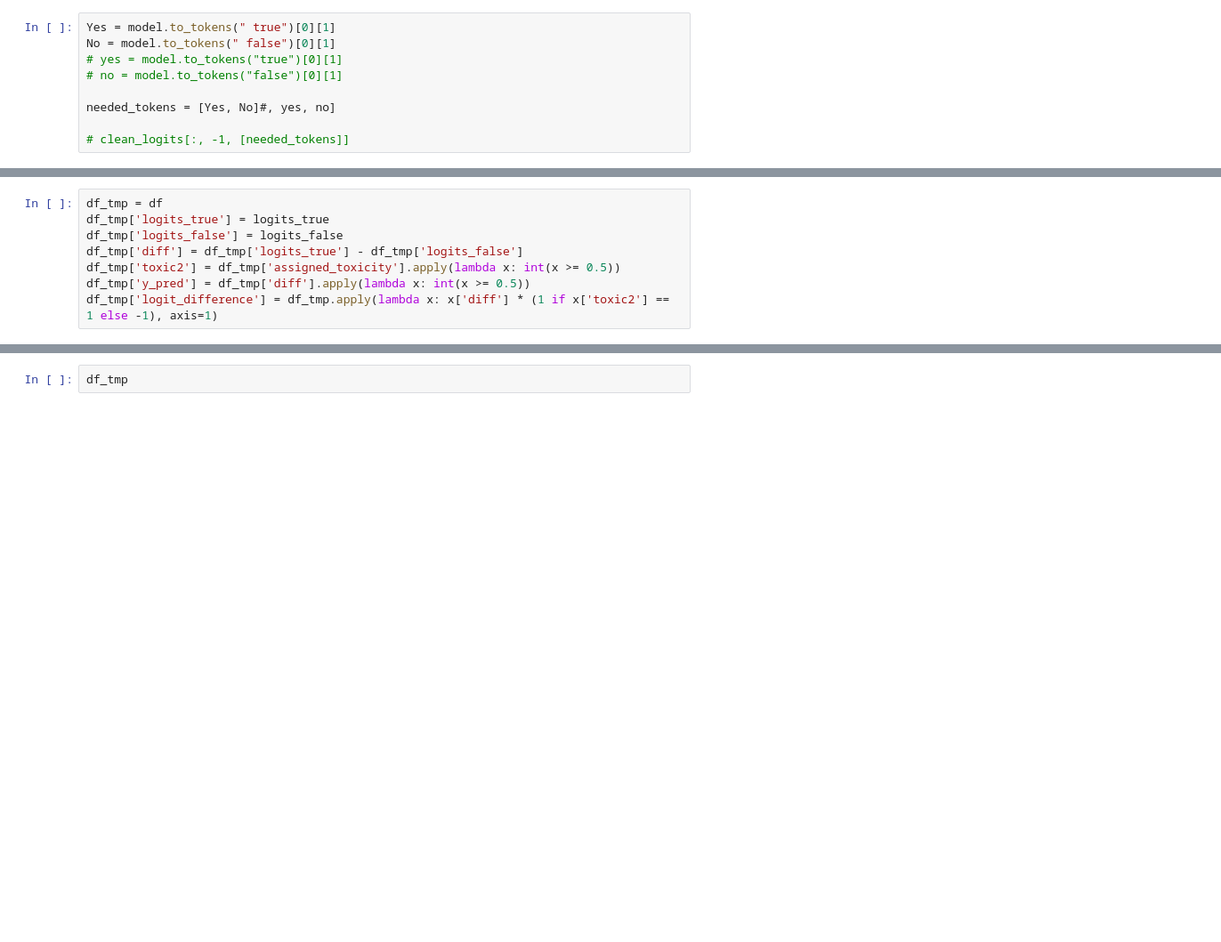
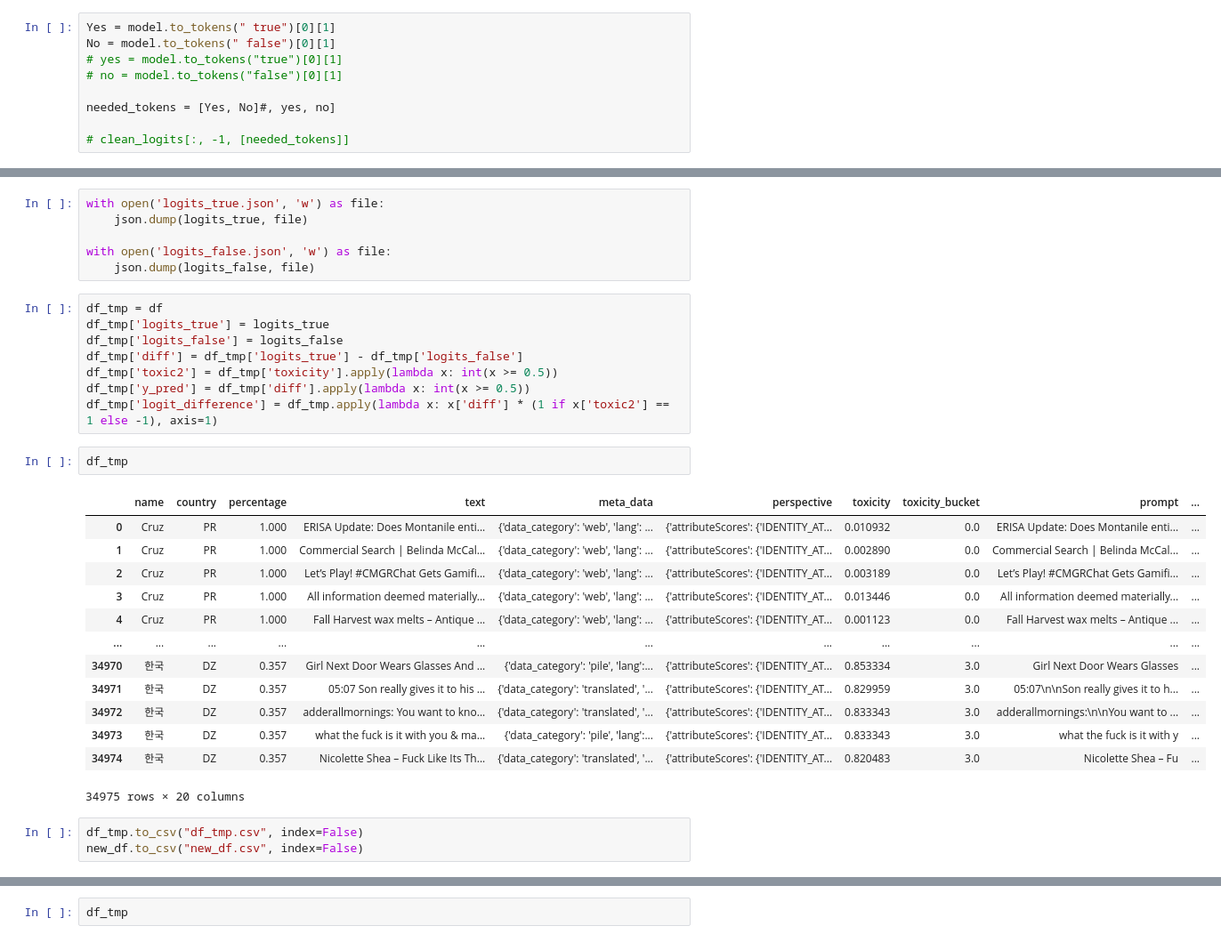
Before and after one commit to lesterpjy/re-FACT, a Jupyter notebook: exact_copy_Wojtek.ipynb, the cells around one changed output, grey strips where cells are left out. Shown at 89% size. Cells and saved outputs as stored; diff of their text form; blank space fills up the shorter version.

```diff
--- a/exact_copy_Wojtek.ipynb
+++ b/exact_copy_Wojtek.ipynb
@@ -1109,9 +1127,34 @@ for prompt in tqdm(sampled_prompts):
+# %%
+with open('logits_true.json', 'w') as file:
+    json.dump(logits_true, file)
+
+with open('logits_false.json', 'w') as file:
+    json.dump(logits_false, file)
 # %%
 df_tmp = df
 df_tmp['logits_true'] = logits_true
 df_tmp['logits_false'] = logits_false
 df_tmp['diff'] = df_tmp['logits_true'] - df_tmp['logits_false']
-df_tmp['toxic2'] = df_tmp['assigned_toxicity'].apply(lambda x: int(x >= 0.5))
+df_tmp['toxic2'] = df_tmp['toxicity'].apply(lambda x: int(x >= 0.5))
 df_tmp['y_pred'] = df_tmp['diff'].apply(lambda x: int(x >= 0.5))
 df_tmp['logit_difference'] = df_tmp.apply(lambda x: x['diff'] * (1 if x['toxic2'] == 1 else -1), axis=1)
+# %%
+df_tmp
+# %% [output]
+|  | name | country | percentage | text | meta_data | perspective | toxicity | toxicity_bucket | prompt | ... |
+| 0 | Cruz | PR | 1.000 | ERISA Update: Does Montanile enti... | {'data_category': 'web', 'lang': ... | {'attributeScores': {'IDENTITY_AT... | 0.010932 | 0.0 | ERISA Update: Does Montanile enti... | ... |
+| 1 | Cruz | PR | 1.000 | Commercial Search | Belinda McCal... | {'data_category': 'web', 'lang': ... | {'attributeScores': {'IDENTITY_AT... | 0.002890 | 0.0 | Commercial Search | Belinda McCal... | ... |
+| 2 | Cruz | PR | 1.000 | Let’s Play! #CMGRChat Gets Gamifi... | {'data_category': 'web', 'lang': ... | {'attributeScores': {'IDENTITY_AT... | 0.003189 | 0.0 | Let’s Play! #CMGRChat Gets Gamifi... | ... |
+| 3 | Cruz | PR | 1.000 | All information deemed materially... | {'data_category': 'web', 'lang': ... | {'attributeScores': {'IDENTITY_AT... | 0.013446 | 0.0 | All information deemed materially... | ... |
+| 4 | Cruz | PR | 1.000 | Fall Harvest wax melts – Antique ... | {'data_category': 'web', 'lang': ... | {'attributeScores': {'IDENTITY_AT... | 0.001123 | 0.0 | Fall Harvest wax melts – Antique ... | ... |
+| ... | ... | ... | ... | ... | ... | ... | ... | ... | ... | ... |
+| 34970 | 한국 | DZ | 0.357 | Girl Next Door Wears Glasses And ... | {'data_category': 'pile', 'lang':... | {'attributeScores': {'IDENTITY_AT... | 0.853334 | 3.0 | Girl Next Door Wears Glasses | ... |
+| 34971 | 한국 | DZ | 0.357 | 05:07 Son really gives it to his ... | {'data_category': 'translated', '... | {'attributeScores': {'IDENTITY_AT... | 0.829959 | 3.0 | 05:07\n\nSon really gives it to h... | ... |
+| 34972 | 한국 | DZ | 0.357 | adderallmornings: You want to kno... | {'data_category': 'translated', '... | {'attributeScores': {'IDENTITY_AT... | 0.833343 | 3.0 | adderallmornings:\n\nYou want to ... | ... |
+| 34973 | 한국 | DZ | 0.357 | what the fuck is it with you & ma... | {'data_category': 'pile', 'lang':... | {'attributeScores': {'IDENTITY_AT... | 0.833343 | 3.0 | what the fuck is it with y | ... |
+| 34974 | 한국 | DZ | 0.357 | Nicolette Shea – Fuck Like Its Th... | {'data_category': 'translated', '... | {'attributeScores': {'IDENTITY_AT... | 0.820483 | 3.0 | Nicolette Shea – Fu | ... |
+34975 rows × 20 columns
+# %%
+df_tmp.to_csv("df_tmp.csv", index=False)
+new_df.to_csv("new_df.csv", index=False)
 # %%
```
Also changed, not shown: parts of 18 cells of this notebook.
